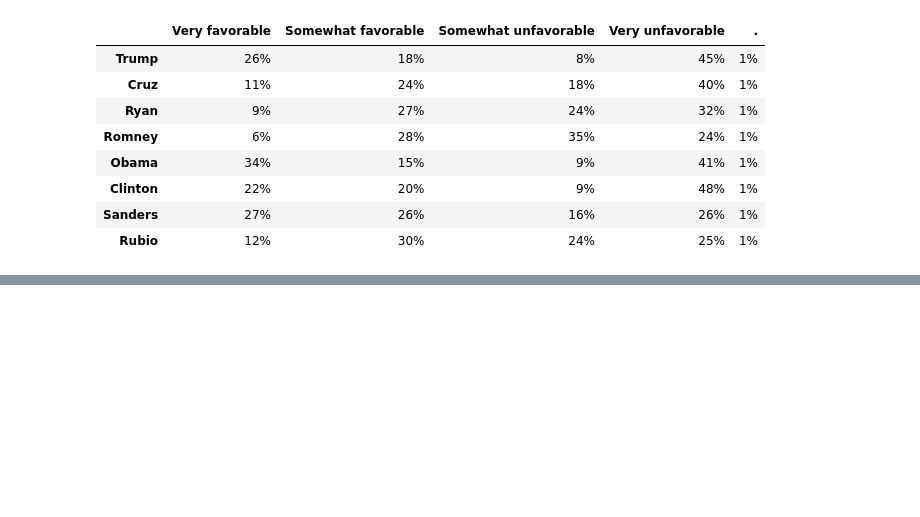
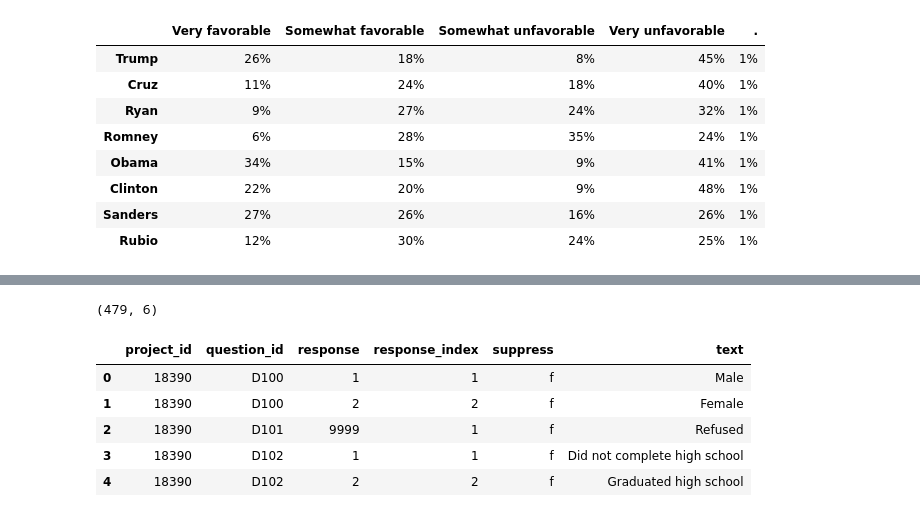
Before and after one commit to patruq/dpp, a Jupyter notebook: codes.ipynb, the cells around one changed output, grey strips where cells are left out. Cells and saved outputs as stored; diff of their text form; code cells hidden in the pictures; blank space fills up the shorter version.

```diff
--- a/codes.ipynb
+++ b/codes.ipynb
@@ -97,0 +182,11 @@ tables.groupby(gender_col)[reg_col].value_counts().unstack(level=[0])
+# %%
+print(q4_r.shape)
+q4_r.head()
+# %% [output]
+(479, 6)
+|  | project_id | question_id | response | response_index | suppress | text |
+| 0 | 18390 | D100 | 1 | 1 | f | Male |
+| 1 | 18390 | D100 | 2 | 2 | f | Female |
+| 2 | 18390 | D101 | 9999 | 1 | f | Refused |
+| 3 | 18390 | D102 | 1 | 1 | f | Did not complete high school |
+| 4 | 18390 | D102 | 2 | 2 | f | Graduated high school |
```
Also changed, not shown: parts of 25 cells of this notebook.
